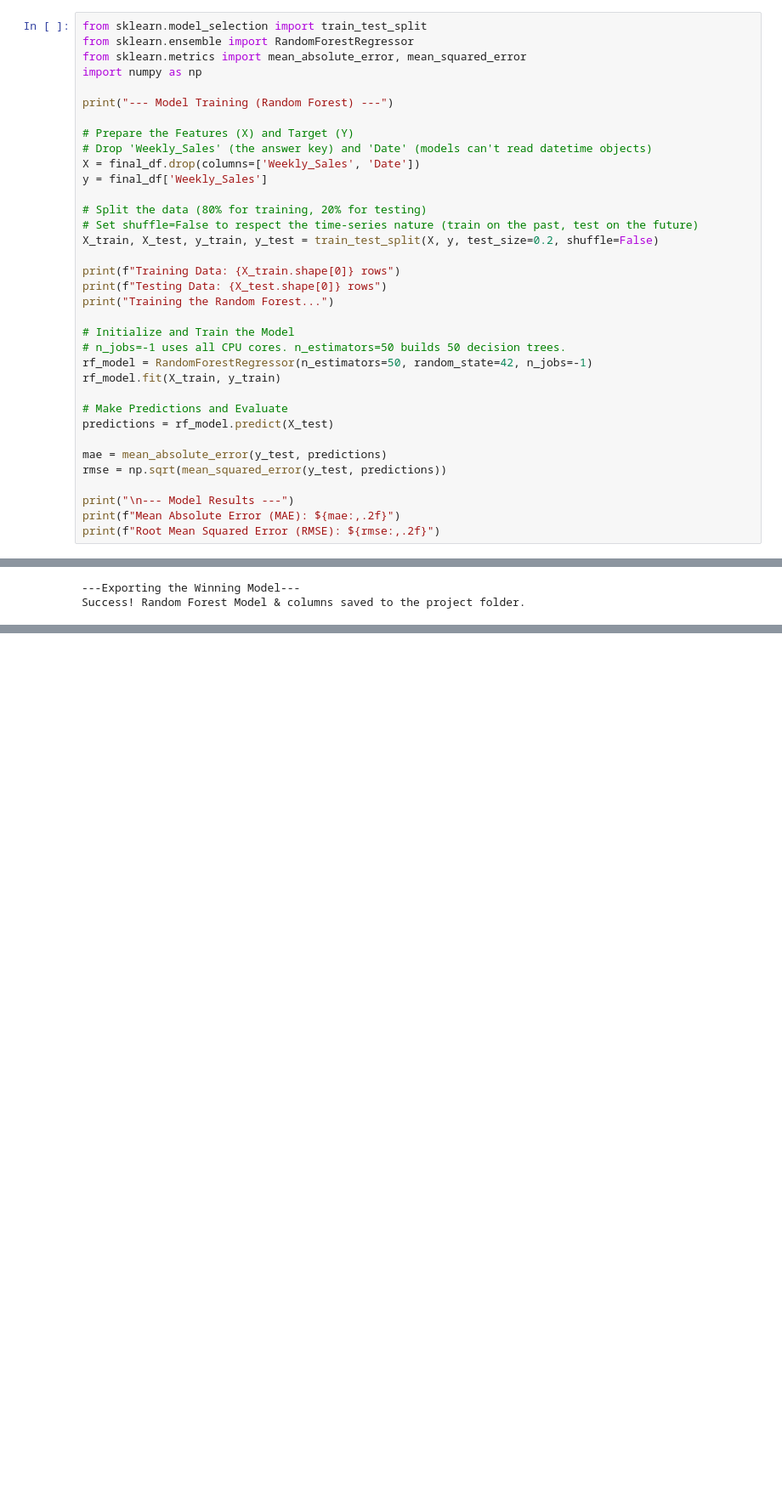
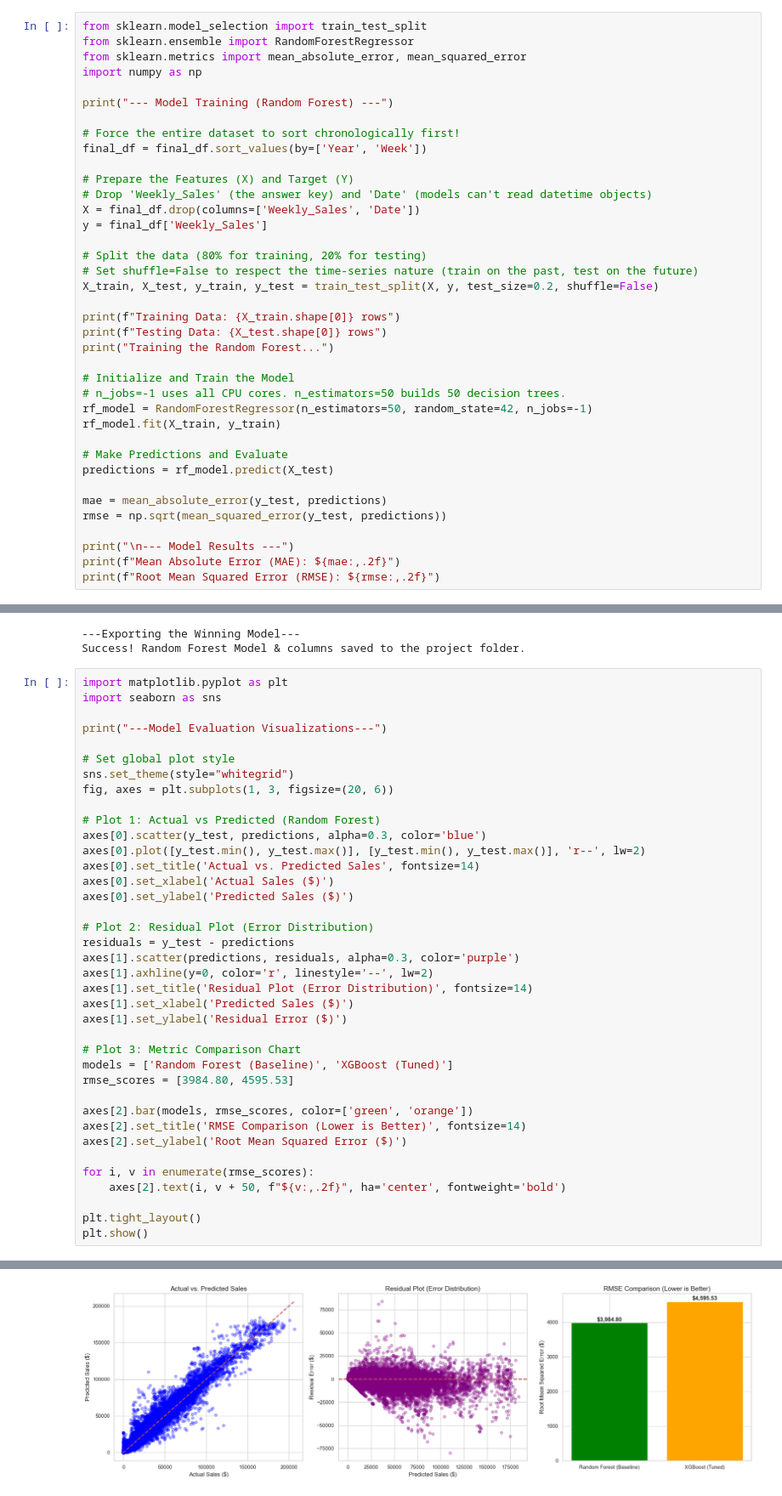
Before and after one commit to mihiranga-dev/apex-retail-forecast, a Jupyter notebook: 1_ml_pipeline/01_EDA_and_Preprocessing.ipynb, the cells around one changed output, grey strips where cells are left out. Shown at 85% size. Cells and saved outputs as stored; diff of their text form; blank space fills up the shorter version.

```diff
--- a/1_ml_pipeline/01_EDA_and_Preprocessing.ipynb
+++ b/1_ml_pipeline/01_EDA_and_Preprocessing.ipynb
@@ -163,6 +163,9 @@ from sklearn.metrics import mean_absolute_error, mean_squared_error
 import numpy as np
 
 print("--- Model Training (Random Forest) ---")
+
+# Force the entire dataset to sort chronologically first!
+final_df = final_df.sort_values(by=['Year', 'Week'])
 
 # Prepare the Features (X) and Target (Y)
 # Drop 'Weekly_Sales' (the answer key) and 'Date' (models can't read datetime objects)
@@ -344,3 +351,42 @@ print("Success! Random Forest Model & columns saved to the project folder.")
 # %% [output]
 ---Exporting the Winning Model---
 Success! Random Forest Model & columns saved to the project folder.
+# %%
+import matplotlib.pyplot as plt
+import seaborn as sns
+
+print("---Model Evaluation Visualizations---")
+
+# Set global plot style
+sns.set_theme(style="whitegrid")
+fig, axes = plt.subplots(1, 3, figsize=(20, 6))
+
+# Plot 1: Actual vs Predicted (Random Forest)
+axes[0].scatter(y_test, predictions, alpha=0.3, color='blue')
+axes[0].plot([y_test.min(), y_test.max()], [y_test.min(), y_test.max()], 'r--', lw=2)
+axes[0].set_title('Actual vs. Predicted Sales', fontsize=14)
+axes[0].set_xlabel('Actual Sales ($)')
+axes[0].set_ylabel('Predicted Sales ($)')
+
+# Plot 2: Residual Plot (Error Distribution)
+residuals = y_test - predictions
+axes[1].scatter(predictions, residuals, alpha=0.3, color='purple')
+axes[1].axhline(y=0, color='r', linestyle='--', lw=2)
+axes[1].set_title('Residual Plot (Error Distribution)', fontsize=14)
+axes[1].set_xlabel('Predicted Sales ($)')
+axes[1].set_ylabel('Residual Error ($)')
+
+# Plot 3: Metric Comparison Chart
+models = ['Random Forest (Baseline)', 'XGBoost (Tuned)']
+rmse_scores = [3984.80, 4595.53]
+
+axes[2].bar(models, rmse_scores, color=['green', 'orange'])
+axes[2].set_title('RMSE Comparison (Lower is Better)', fontsize=14)
+axes[2].set_ylabel('Root Mean Squared Error ($)')
+
+for i, v in enumerate(rmse_scores):
+    axes[2].text(i, v + 50, f"${v:,.2f}", ha='center', fontweight='bold')
+
+plt.tight_layout()
+plt.show()
+# %% [output]
@@ -346,0 +394 @@ Success! Random Forest Model & columns saved to the project folder.
+[figure, added]
```
Also changed, not shown: parts of 6 cells of this notebook.
